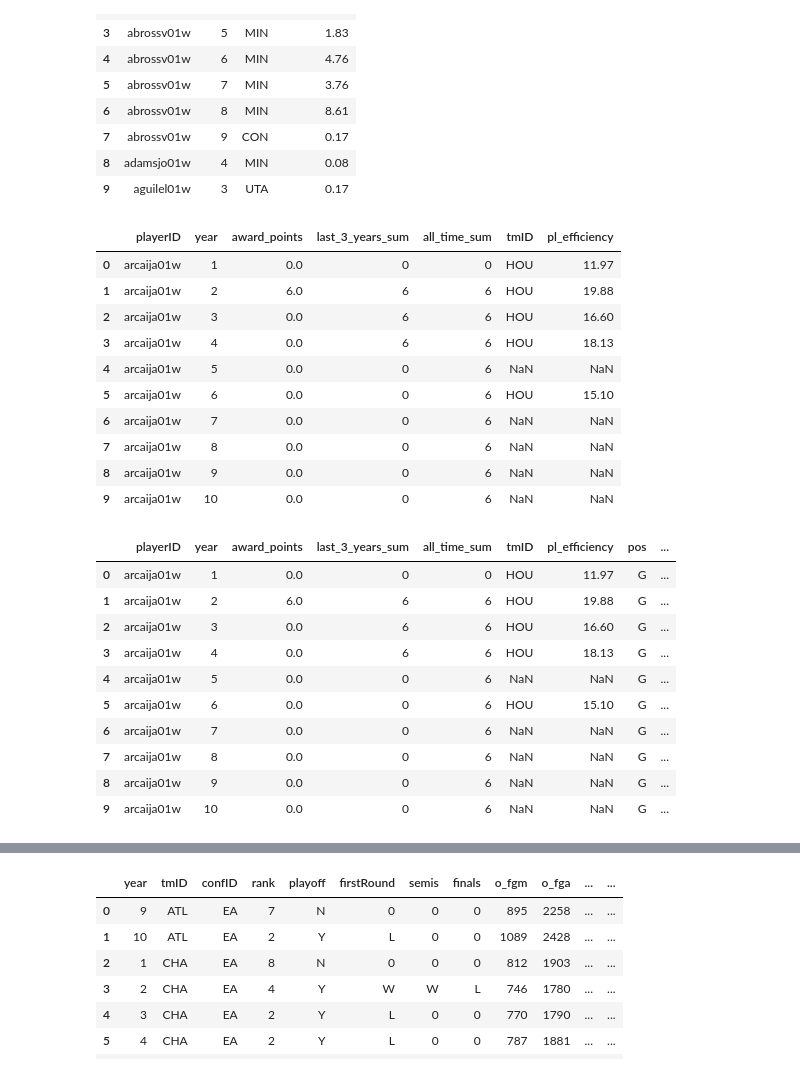
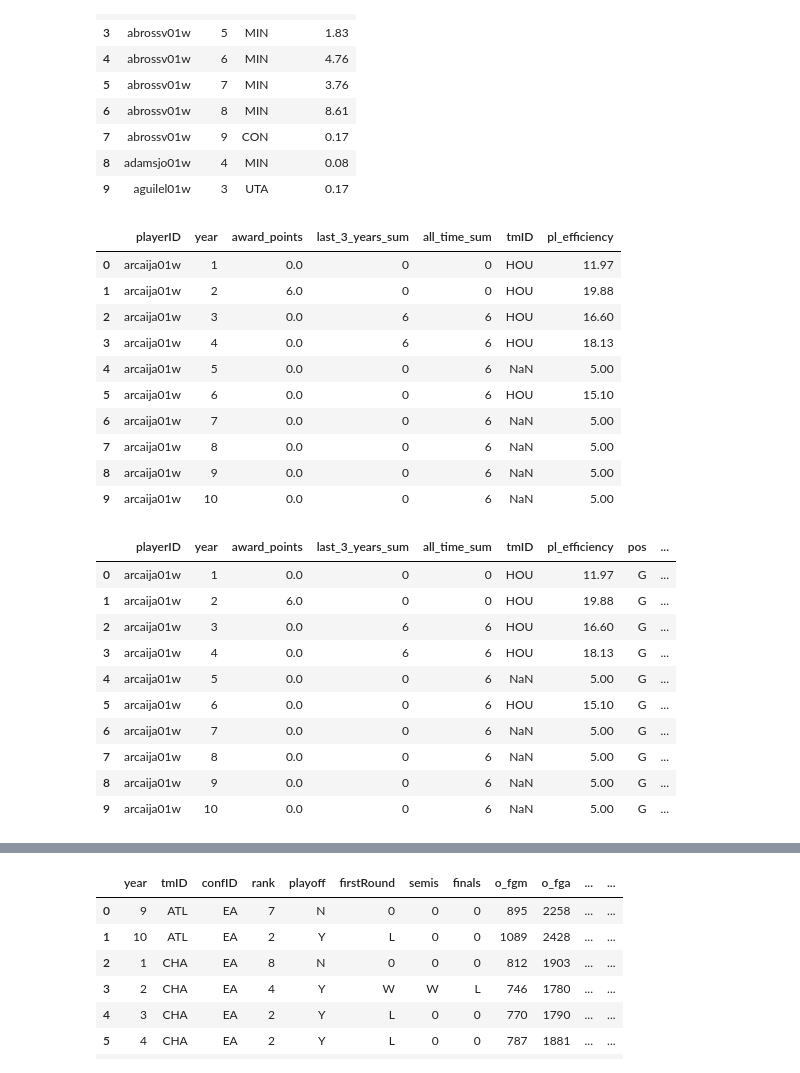
Before and after one commit to jmisidro/FEUP_ML, a Jupyter notebook: src/preparation.ipynb, the cells around one changed output, grey strips where cells are left out. Saved outputs shown, nothing was run; the diff lists cells and outputs as text; code cells hidden in the pictures.

```diff
--- a/src/preparation.ipynb
+++ b/src/preparation.ipynb
@@ -167,15 +167,15 @@ grouped_df = awards_players.groupby(['playerID', 'year'], as_index=False)['award
 grouped_df = grouped_df.sort_values(by=['playerID', 'year'])
 
 
-def calculate_last_3_years_sum(player_id, year):
+def calculate_last_3_years_sum(player_id, year, column_name='award_points'):
     # Filter the DataFrame for the specific player
     player_data = grouped_df[grouped_df['playerID'] == player_id]
 
-    # Get the last 3 years including the current year
-    last_years = player_data[(player_data['year'] <= year) & (player_data['year'] > year - 3)]
+    # Get the last 3 years excluding the current year
+    last_years = player_data[(player_data['year'] < year) & (player_data['year'] > year - 3)]
 
     # Sum the award points, treating non-existent years as 0
-    total_points = last_years['award_points'].sum()  # Sum existing points
+    total_points = last_years[column_name].sum()  # Sum existing points
 
     return total_points
 
@@ -184,21 +184,21 @@ grouped_df['last_3_years_sum'] = grouped_df.apply(
     lambda row: calculate_last_3_years_sum(row['playerID'], row['year']), axis=1
 )
 
-# Calculate all_time_sum
-def calculate_all_time_sum(player_id, current_year):
+# Calculate all_time_sum (excluding the current year)
+def calculate_all_time_sum(player_id, current_year, column_name='award_points'):
     # Filter the DataFrame for the specific player
     player_data = grouped_df[grouped_df['playerID'] == player_id]
 
-    # Filter for years less than or equal to the current year
-    player_data_current_year = player_data[player_data['year'] <= current_year]
+    # Filter for years less than the current year
+    player_data_current_year = player_data[player_data['year'] < current_year]
 
     # Initialize a variable to hold the sum of award points
     total_points = 0
 
     # Iterate through the filtered DataFrame
     for index, row in player_data_current_year.iterrows():
-        if row["year"] <= current_year:  # Check if the year is less than 5
-            total_points += row["award_points"]  # Add award points to total_points
+        if row["year"] < current_year:  # Check if the year is less than current_year
+            total_points += row[column_name]  # Add award points to total_points
 
     return total_points
 
@@ -235,3 +235,5 @@ merged_df['last_3_years_sum'] = merged_df.apply(
 merged_df['all_time_sum'] = merged_df.apply(
     lambda row: calculate_all_time_sum(row['playerID'], row['year']), axis=1
 )
+
+merged_df.head(10)
@@ -344,20 +344,22 @@ players_teams.head(10)
 | 9 | aguilel01w | 3 | UTA | 0.17 |
 # %%
 merged_result = pd.merge(merged_df, players_teams, on=['playerID', 'year'], how='left')
-merged_result.describe()
+# Fill NaN values with 5 (average efficiency)
+merged_result['pl_efficiency'] = merged_result['pl_efficiency'].fillna(5)
+
 merged_result.head(10)
 # %% [output]
 |  | playerID | year | award_points | last_3_years_sum | all_time_sum | tmID | pl_efficiency |
 | 0 | arcaija01w | 1 | 0.0 | 0 | 0 | HOU | 11.97 |
-| 1 | arcaija01w | 2 | 6.0 | 6 | 6 | HOU | 19.88 |
+| 1 | arcaija01w | 2 | 6.0 | 0 | 0 | HOU | 19.88 |
 | 2 | arcaija01w | 3 | 0.0 | 6 | 6 | HOU | 16.60 |
 | 3 | arcaija01w | 4 | 0.0 | 6 | 6 | HOU | 18.13 |
-| 4 | arcaija01w | 5 | 0.0 | 0 | 6 | NaN | NaN |
+| 4 | arcaija01w | 5 | 0.0 | 0 | 6 | NaN | 5.00 |
 | 5 | arcaija01w | 6 | 0.0 | 0 | 6 | HOU | 15.10 |
-| 6 | arcaija01w | 7 | 0.0 | 0 | 6 | NaN | NaN |
-| 7 | arcaija01w | 8 | 0.0 | 0 | 6 | NaN | NaN |
-| 8 | arcaija01w | 9 | 0.0 | 0 | 6 | NaN | NaN |
-| 9 | arcaija01w | 10 | 0.0 | 0 | 6 | NaN | NaN |
+| 6 | arcaija01w | 7 | 0.0 | 0 | 6 | NaN | 5.00 |
+| 7 | arcaija01w | 8 | 0.0 | 0 | 6 | NaN | 5.00 |
+| 8 | arcaija01w | 9 | 0.0 | 0 | 6 | NaN | 5.00 |
+| 9 | arcaija01w | 10 | 0.0 | 0 | 6 | NaN | 5.00 |
 # %%
 # merge the players_teams and players dataframes
 merged_result = merged_result.merge(players, on='playerID', how='left')
@@ -366,12 +368,12 @@ merged_result.head(10)
 # %% [output]
 |  | playerID | year | award_points | last_3_years_sum | all_time_sum | tmID | pl_efficiency | pos | ... |
 | 0 | arcaija01w | 1 | 0.0 | 0 | 0 | HOU | 11.97 | G | ... |
-| 1 | arcaija01w | 2 | 6.0 | 6 | 6 | HOU | 19.88 | G | ... |
+| 1 | arcaija01w | 2 | 6.0 | 0 | 0 | HOU | 19.88 | G | ... |
 | 2 | arcaija01w | 3 | 0.0 | 6 | 6 | HOU | 16.60 | G | ... |
 | 3 | arcaija01w | 4 | 0.0 | 6 | 6 | HOU | 18.13 | G | ... |
-| 4 | arcaija01w | 5 | 0.0 | 0 | 6 | NaN | NaN | G | ... |
+| 4 | arcaija01w | 5 | 0.0 | 0 | 6 | NaN | 5.00 | G | ... |
 | 5 | arcaija01w | 6 | 0.0 | 0 | 6 | HOU | 15.10 | G | ... |
-| 6 | arcaija01w | 7 | 0.0 | 0 | 6 | NaN | NaN | G | ... |
-| 7 | arcaija01w | 8 | 0.0 | 0 | 6 | NaN | NaN | G | ... |
-| 8 | arcaija01w | 9 | 0.0 | 0 | 6 | NaN | NaN | G | ... |
-| 9 | arcaija01w | 10 | 0.0 | 0 | 6 | NaN | NaN | G | ... |
+| 6 | arcaija01w | 7 | 0.0 | 0 | 6 | NaN | 5.00 | G | ... |
+| 7 | arcaija01w | 8 | 0.0 | 0 | 6 | NaN | 5.00 | G | ... |
+| 8 | arcaija01w | 9 | 0.0 | 0 | 6 | NaN | 5.00 | G | ... |
+| 9 | arcaija01w | 10 | 0.0 | 0 | 6 | NaN | 5.00 | G | ... |
```
Also changed, not shown: parts of 9 cells of this notebook, 8 other files.
